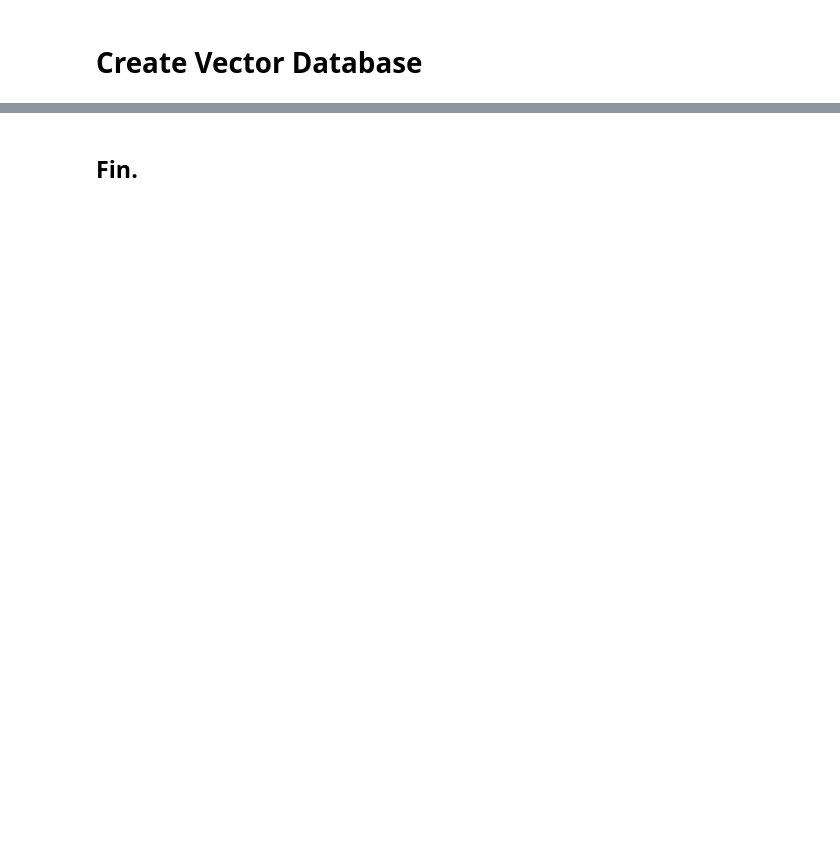
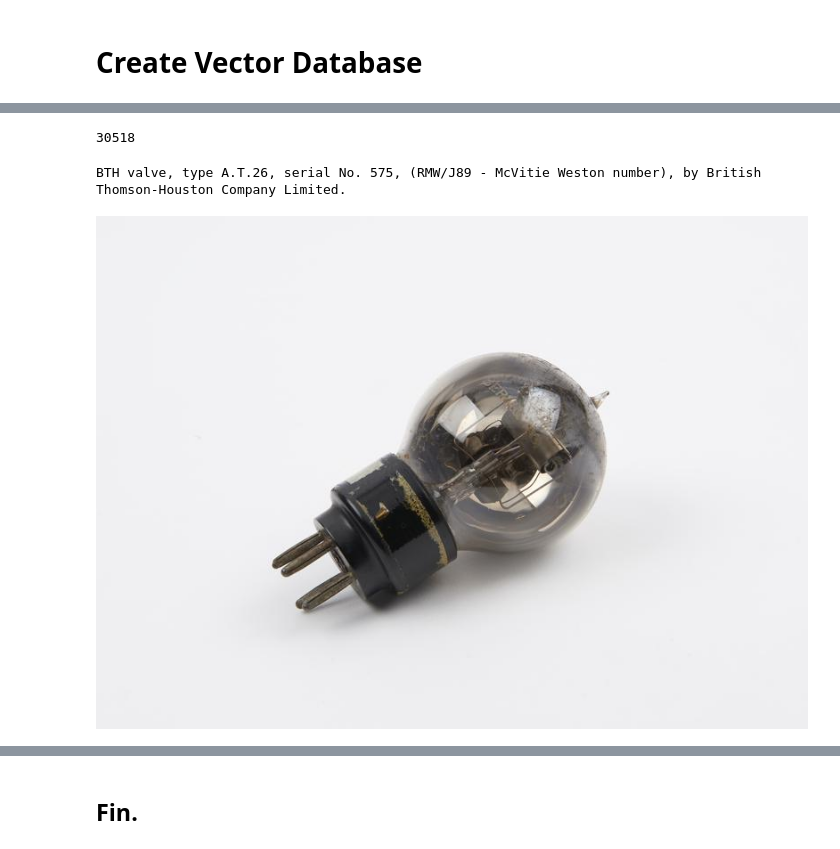
Before and after one commit to kasparvonbeelen/heritage-weaver-demo, a Jupyter notebook: 1 - Process data.ipynb, the cells around one changed output, grey strips where cells are left out. Saved outputs shown, nothing was run; the diff lists cells and outputs as text; code cells hidden in the pictures; blank space fills up the shorter version.

Commit message:
update data ingest notebook

```diff
--- a/1 - Process data.ipynb
+++ b/1 - Process data.ipynb
@@ -52,6 +58,6 @@ Vectorizing image
 # %%
-smg = SMGCollection(device='mps',img_folder='smg_imgs')
-smg.load_from_csv('data/SMG.csv')
-# temp to for testing purposes remove later
-smg.df = smg.df.sample(frac=0.05).reset_index()
-smg.vectorize_collection(clip_ckpt, modalities= [('img_path','image')])
+# smg = SMGCollection(device='mps',img_folder='smg_imgs')
+# smg.load_from_csv('data/SMG.csv')
+# # temp to for testing purposes remove later
+# smg.df = smg.df.sample(frac=0.05).reset_index()
+# smg.vectorize_collection(clip_ckpt, modalities= [('img_path','image')])
@@ -120,0 +286,13 @@ collection = client.get_or_create_collection(name="congruence_engine", metadata=
+# %%
+collection_db.count()
+# %% [output]
+30518
+# %%
+from PIL import Image
+idx = 5602
+query_img = smg.df[smg.df.downloaded==True].img_path.iloc[idx]
+print(smg.df[smg.df.downloaded==True].description.iloc[idx])
+Image.open(query_img)
+# %% [output]
+BTH valve, type A.T.26, serial No. 575, (RMW/J89 - McVitie Weston number), by British Thomson-Houston Company Limited.
+[figure, added]
```
Also changed, not shown: parts of 38 cells of this notebook.
